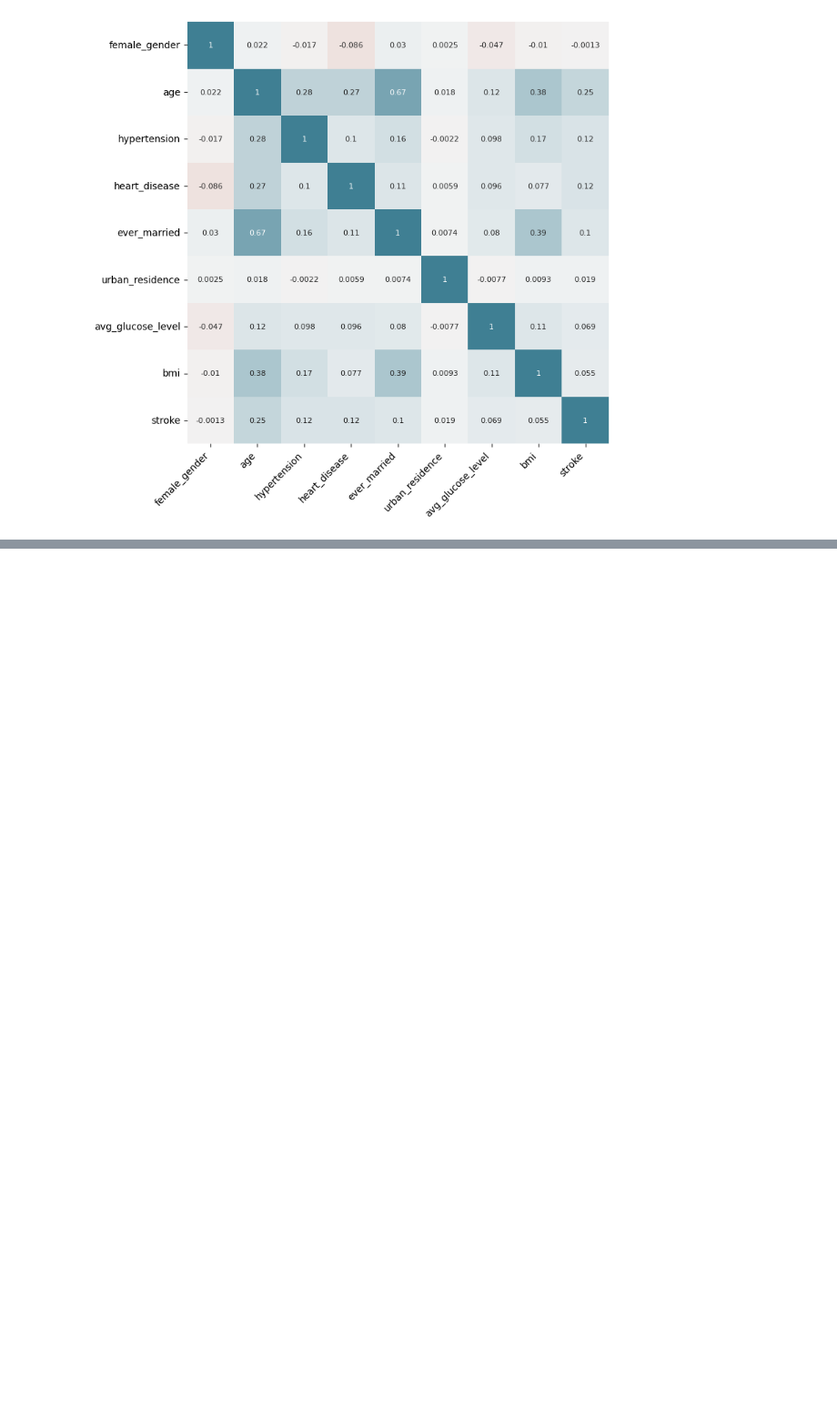
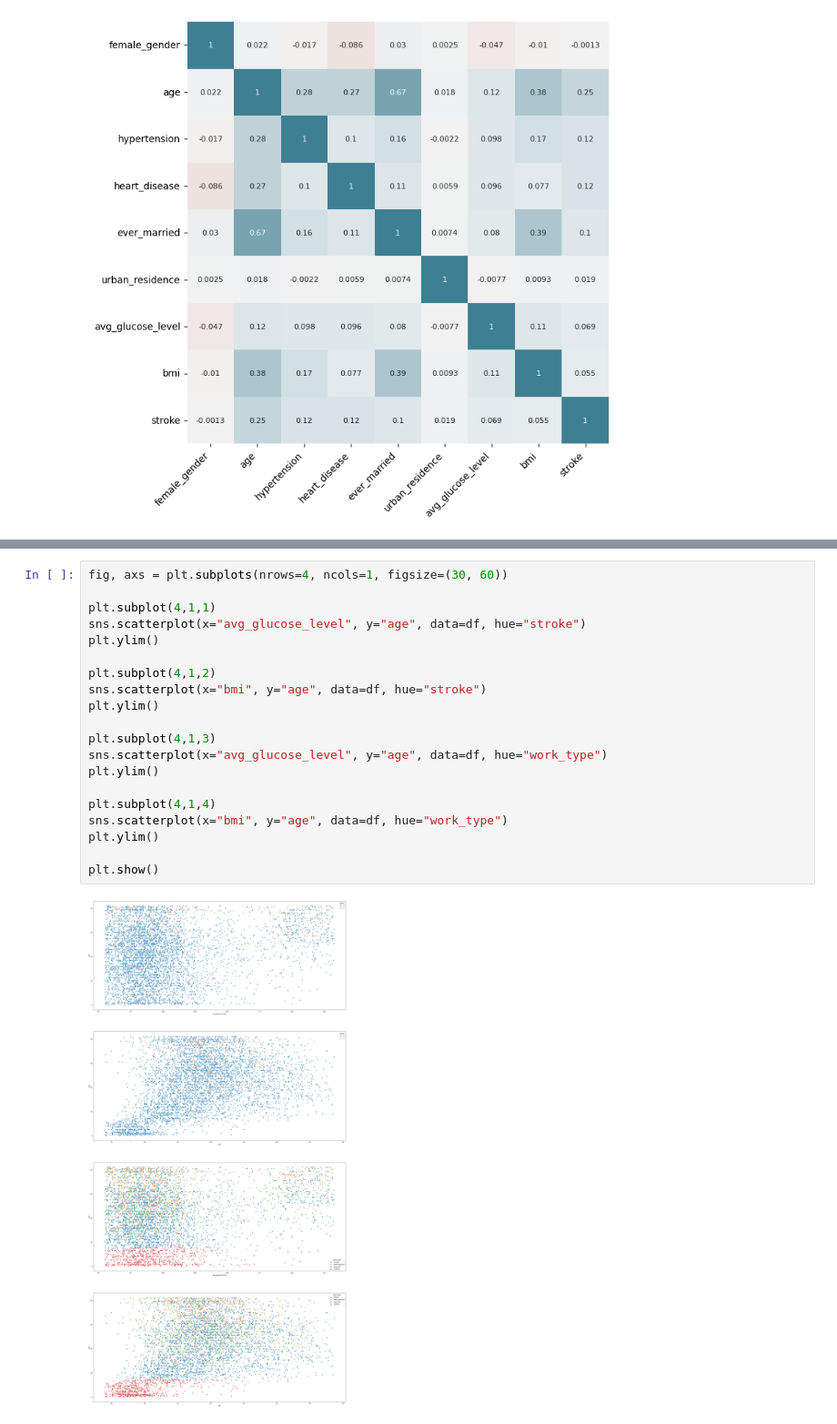
Before and after one commit to Factoria-F5-AI-Bootcamp-1-Edicion/Equipo_Rignon, a Jupyter notebook: Rignon.ipynb, the cells around one changed output, grey strips where cells are left out. Shown at 91% size. Saved outputs shown, nothing was run; the diff lists cells and outputs as text; blank space fills up the shorter version.

```diff
--- a/Rignon.ipynb
+++ b/Rignon.ipynb
@@ -367,0 +404,22 @@ ax.tick_params(labelsize = 10)
+# %%
+fig, axs = plt.subplots(nrows=4, ncols=1, figsize=(30, 60))
+
+plt.subplot(4,1,1)
+sns.scatterplot(x="avg_glucose_level", y="age", data=df, hue="stroke")
+plt.ylim()
+
+plt.subplot(4,1,2)
+sns.scatterplot(x="bmi", y="age", data=df, hue="stroke")
+plt.ylim()
+
+plt.subplot(4,1,3)
+sns.scatterplot(x="avg_glucose_level", y="age", data=df, hue="work_type")
+plt.ylim()
+
+plt.subplot(4,1,4)
+sns.scatterplot(x="bmi", y="age", data=df, hue="work_type")
+plt.ylim()
+
+plt.show()
+# %% [output]
+[figure, added]
```
Also changed, not shown: parts of 34 cells of this notebook.
